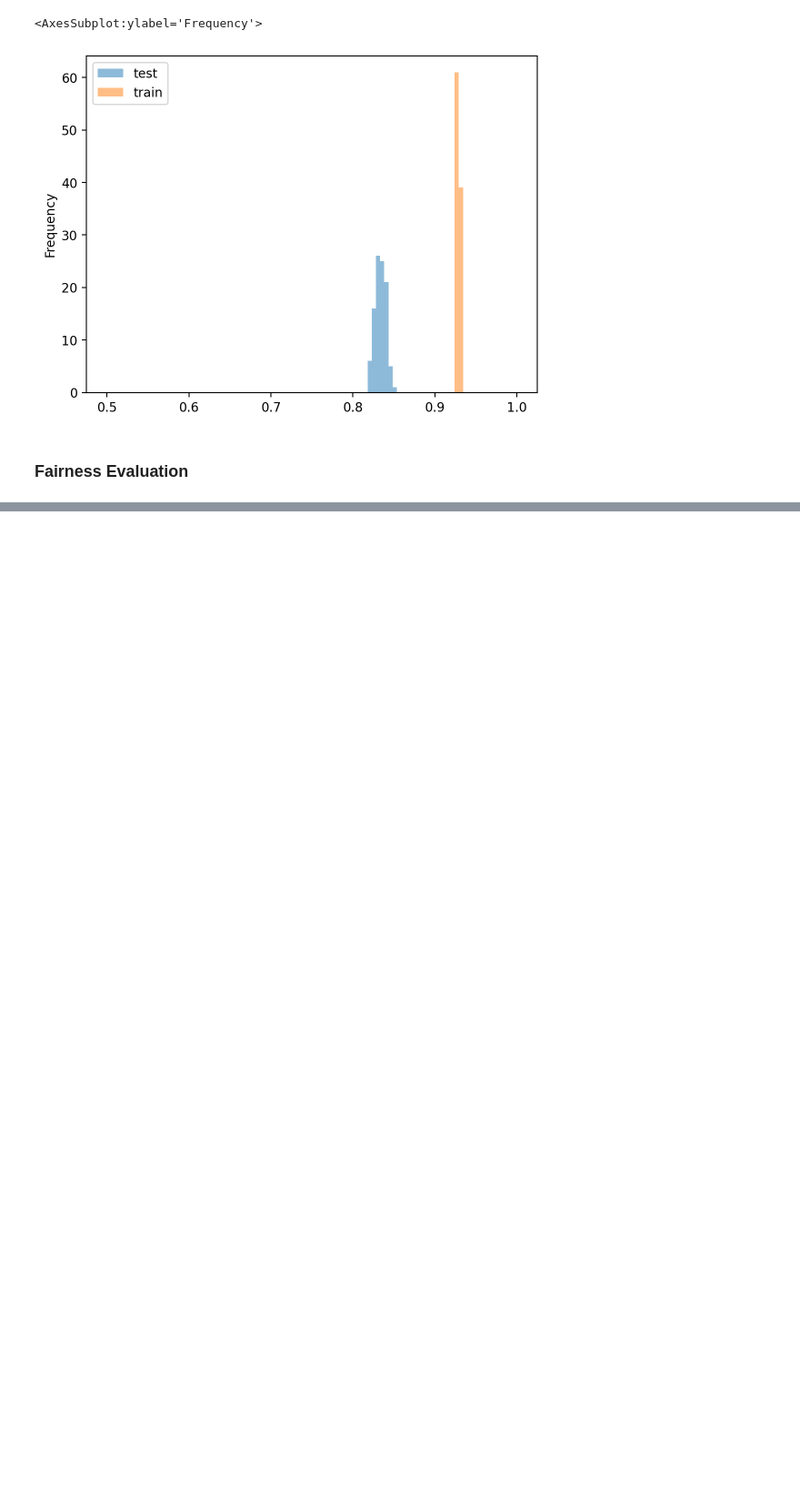
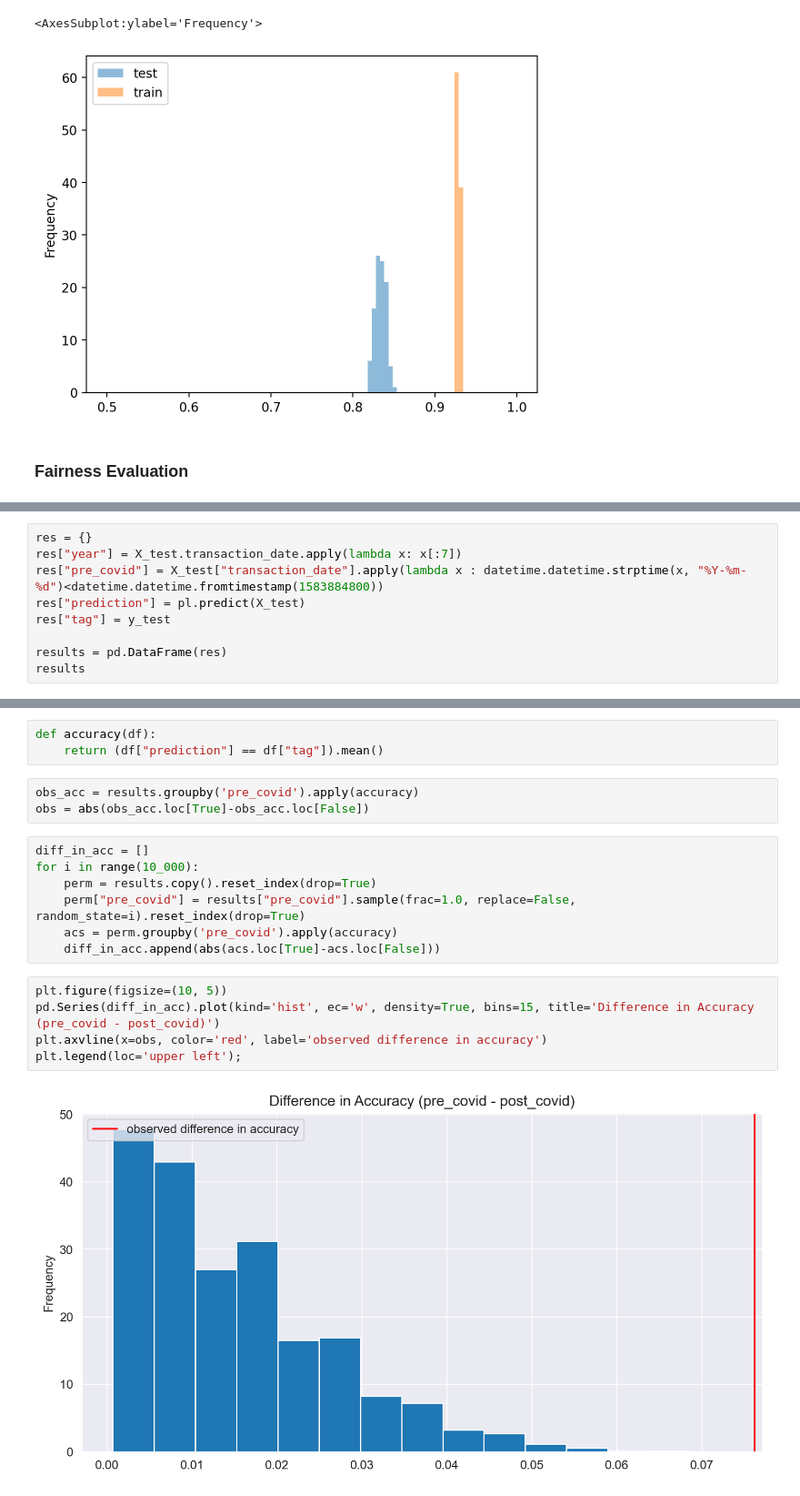
Before and after one commit to pemukl/dsc80-stock-prediction, a Jupyter notebook: stocks.ipynb, the cells around one changed output, grey strips where cells are left out. Shown: that part at 91% size. Saved outputs shown, nothing was run; the diff lists cells and outputs as text; blank space fills up the shorter version.

Commit message:
addes pre-post covid analysis

```diff
--- a/stocks.ipynb
+++ b/stocks.ipynb
@@ -390,0 +392,9 @@ Name: party, dtype: int64
+# %%
+res = {}
+res["year"] = X_test.transaction_date.apply(lambda x: x[:7])
+res["pre_covid"] = X_test["transaction_date"].apply(lambda x : datetime.datetime.strptime(x, "%Y-%m-%d")<datetime.datetime.fromtimestamp(1583884800))
+res["prediction"] = pl.predict(X_test)
+res["tag"] = y_test
+
+results = pd.DataFrame(res)
+results
@@ -390,0 +415,20 @@ Name: party, dtype: int64
+# %%
+def accuracy(df):
+    return (df["prediction"] == df["tag"]).mean()
+# %%
+obs_acc = results.groupby('pre_covid').apply(accuracy)
+obs = abs(obs_acc.loc[True]-obs_acc.loc[False])
+# %%
+diff_in_acc = []
+for i in range(10_000):
+    perm = results.copy().reset_index(drop=True)
+    perm["pre_covid"] = results["pre_covid"].sample(frac=1.0, replace=False, random_state=i).reset_index(drop=True)
+    acs = perm.groupby('pre_covid').apply(accuracy)
+    diff_in_acc.append(abs(acs.loc[True]-acs.loc[False]))
+# %%
+plt.figure(figsize=(10, 5))
+pd.Series(diff_in_acc).plot(kind='hist', ec='w', density=True, bins=15, title='Difference in Accuracy (pre_covid - post_covid)')
+plt.axvline(x=obs, color='red', label='observed difference in accuracy')
+plt.legend(loc='upper left');
+# %% [output]
+[figure, added]
```
Also changed, not shown: parts of 18 cells of this notebook.
